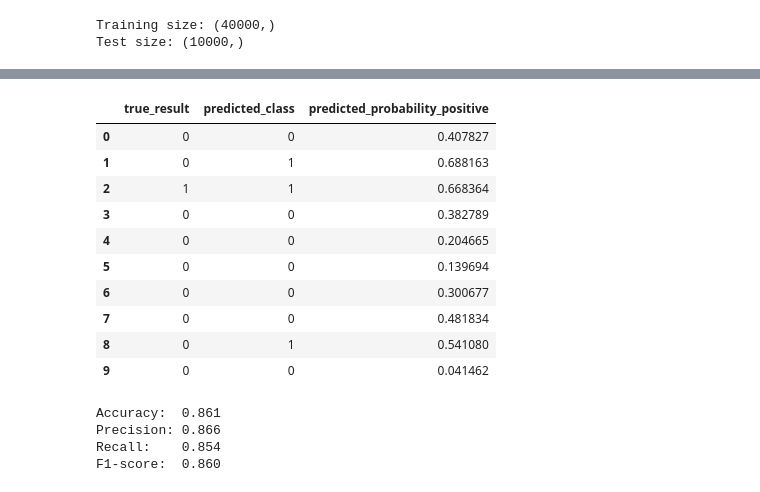
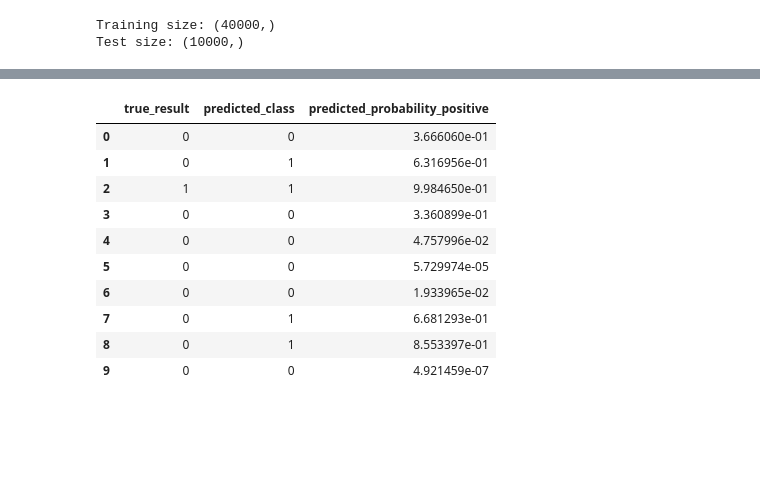
Before and after one commit to KND1410/group-3-ml-project, a Jupyter notebook: Data_learning.ipynb, the cells around one changed output, grey strips where cells are left out. Saved outputs shown, nothing was run; the diff lists cells and outputs as text; code cells hidden in the pictures; blank space fills up the shorter version.

```diff
--- a/Data_learning.ipynb
+++ b/Data_learning.ipynb
@@ -254,35 +269,20 @@ weighted avg       0.86      0.86      0.86     10000
-# %%
-results = pd.DataFrame({
-    "true_result": y_test.values,
-    "predicted_class": y_pred,
-    "predicted_probability_positive": y_proba
-})
-
-results.head(10)
-# %% [output]
-|  | true_result | predicted_class | predicted_probability_positive |
-| 0 | 0 | 0 | 0.407827 |
-| 1 | 0 | 1 | 0.688163 |
-| 2 | 1 | 1 | 0.668364 |
-| 3 | 0 | 0 | 0.382789 |
-| 4 | 0 | 0 | 0.204665 |
-| 5 | 0 | 0 | 0.139694 |
-| 6 | 0 | 0 | 0.300677 |
-| 7 | 0 | 0 | 0.481834 |
-| 8 | 0 | 1 | 0.541080 |
-| 9 | 0 | 0 | 0.041462 |
-# %%
-accuracy = accuracy_score(y_test, y_pred)
-precision = precision_score(y_test, y_pred)
-recall = recall_score(y_test, y_pred)
-f1 = f1_score(y_test, y_pred)
-
-print(f"Accuracy:  {accuracy:.3f}")
-print(f"Precision: {precision:.3f}")
-print(f"Recall:    {recall:.3f}")
-print(f"F1-score:  {f1:.3f}")
-# %% [output]
-Accuracy:  0.861
-Precision: 0.866
-Recall:    0.854
-F1-score:  0.860
+# %%
+results_log_one = pd.DataFrame({
+    "true_result": y_test.values,
+    "predicted_class": y_pred_log_one,
+    "predicted_probability_positive": y_proba_log_one[:,1]
+})
+
+results_log_one.head(10)
+# %% [output]
+|  | true_result | predicted_class | predicted_probability_positive |
+| 0 | 0 | 0 | 3.666060e-01 |
+| 1 | 0 | 1 | 6.316956e-01 |
+| 2 | 1 | 1 | 9.984650e-01 |
+| 3 | 0 | 0 | 3.360899e-01 |
+| 4 | 0 | 0 | 4.757996e-02 |
+| 5 | 0 | 0 | 5.729974e-05 |
+| 6 | 0 | 0 | 1.933965e-02 |
+| 7 | 0 | 1 | 6.681293e-01 |
+| 8 | 0 | 1 | 8.553397e-01 |
+| 9 | 0 | 0 | 4.921459e-07 |
```
Also changed, not shown: parts of 31 cells of this notebook.
